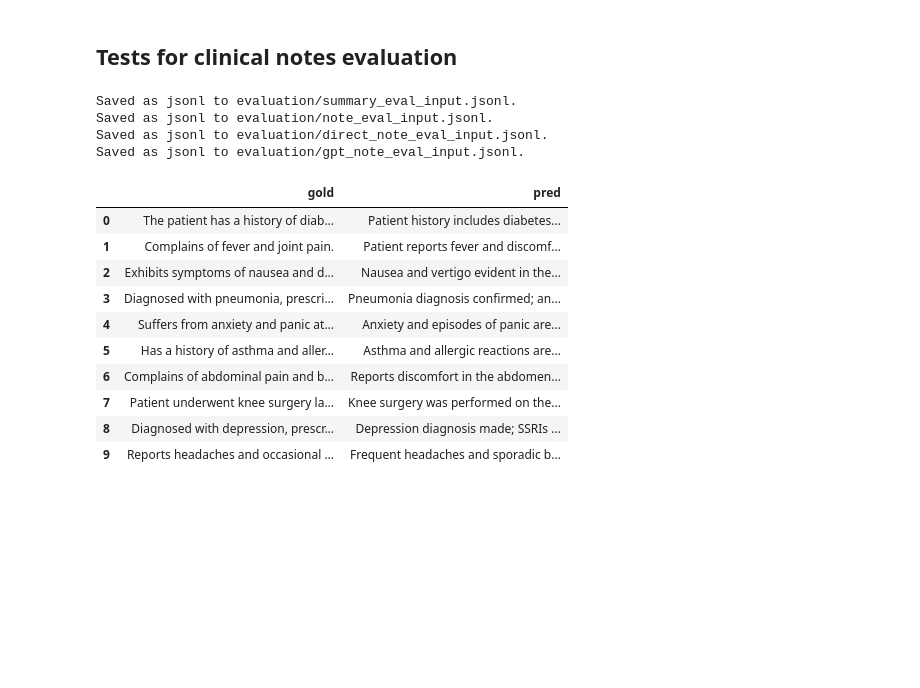
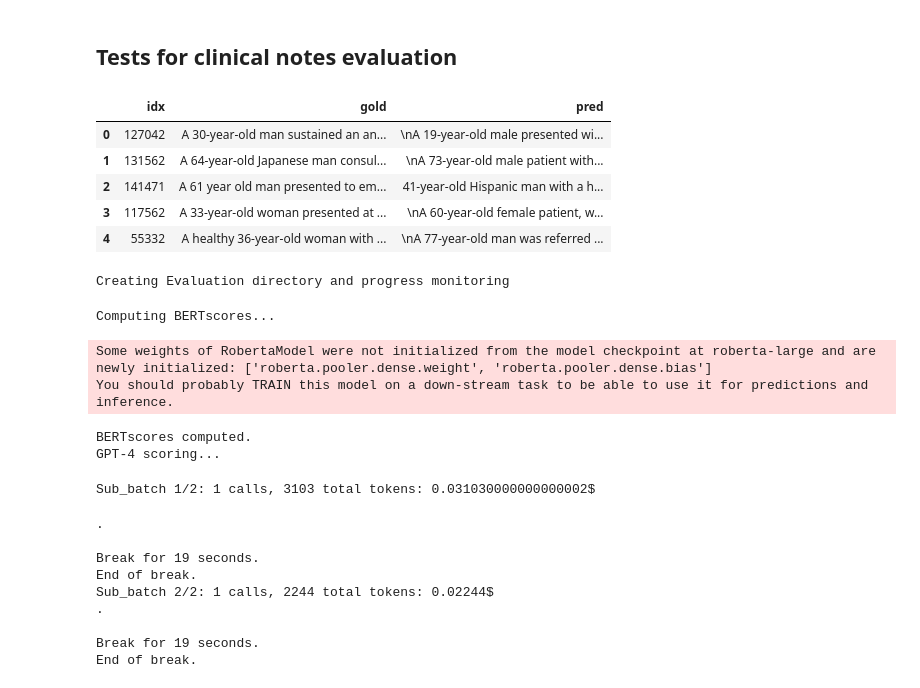
Before and after one commit to EPFL-IC-Make-Team/medinote, a Jupyter notebook: eval_tests.ipynb, the cells around one changed output. Drawn from its saved outputs; the diff is of its cells as text; code cells hidden in the pictures; blank space fills up the shorter version.

Commit message:
Elo scoring working

```diff
--- a/eval_tests.ipynb
+++ b/eval_tests.ipynb
@@ -262,27 +81,13 @@ print(unravel_idx)
 # %% [markdown]
 ## Tests for clinical notes evaluation
-# %%
-path = 'data/inference_sample.jsonl'
-
-build_evaluation_inputs(path)
-# %% [output]
-Saved as jsonl to evaluation/summary_eval_input.jsonl.
-Saved as jsonl to evaluation/note_eval_input.jsonl.
-Saved as jsonl to evaluation/direct_note_eval_input.jsonl.
-Saved as jsonl to evaluation/gpt_note_eval_input.jsonl.
 # %%
-path = 'data/fake_clinical_notes_data.jsonl'
-eval_test_data_clinacal_notes = pd.read_json(path, lines=True)
-display(eval_test_data_clinacal_notes)
+our_notes_path = 'evaluation/note_eval_input.jsonl'
+our_notes = pd.read_json(our_notes_path, lines=True)
+display(our_notes)
 # %% [output]
-|  | gold | pred |
-| 0 | The patient has a history of diab... | Patient history includes diabetes... |
-| 1 | Complains of fever and joint pain. | Patient reports fever and discomf... |
-| 2 | Exhibits symptoms of nausea and d... | Nausea and vertigo evident in the... |
-| 3 | Diagnosed with pneumonia, prescri... | Pneumonia diagnosis confirmed; an... |
-| 4 | Suffers from anxiety and panic at... | Anxiety and episodes of panic are... |
-| 5 | Has a history of asthma and aller... | Asthma and allergic reactions are... |
-| 6 | Complains of abdominal pain and b... | Reports discomfort in the abdomen... |
-| 7 | Patient underwent knee surgery la... | Knee surgery was performed on the... |
-| 8 | Diagnosed with depression, prescr... | Depression diagnosis made; SSRIs ... |
-| 9 | Reports headaches and occasional ... | Frequent headaches and sporadic b... |
+|  | idx | gold | pred |
+| 0 | 127042 | A 30-year-old man sustained an an... | \nA 19-year-old male presented wi... |
+| 1 | 131562 | A 64-year-old Japanese man consul... | \nA 73-year-old male patient with... |
+| 2 | 141471 | A 61 year old man presented to em... | 41-year-old Hispanic man with a h... |
+| 3 | 117562 | A 33-year-old woman presented at ... | \nA 60-year-old female patient, w... |
+| 4 | 55332 | A healthy 36-year-old woman with ... | \nA 77-year-old man was referred ... |
@@ -290,0 +94,19 @@ res = clinical_note_evaluation('fake',path)
+# %%
+res_indirect = note_evaluation('indirect',our_notes_path, score_types=['bleu', 'rouge', 'bert', 'gpt_score'])
+# %% [output]
+Creating Evaluation directory and progress monitoring
+Computing BERTscores...
+Some weights of RobertaModel were not initialized from the model checkpoint at roberta-large and are newly initialized: ['roberta.pooler.dense.weight', 'roberta.pooler.dense.bias']
+You should probably TRAIN this model on a down-stream task to be able to use it for predictions and inference.
+BERTscores computed.
+GPT-4 scoring...
+Sub_batch 1/2: 1 calls, 3103 total tokens: 0.031030000000000002$
+.
+
+Break for 19 seconds.
+End of break.
+Sub_batch 2/2: 1 calls, 2244 total tokens: 0.02244$
+.
+
+Break for 19 seconds.
+End of break.
```
Also changed, not shown: parts of 21 cells of this notebook, 3 other files.
